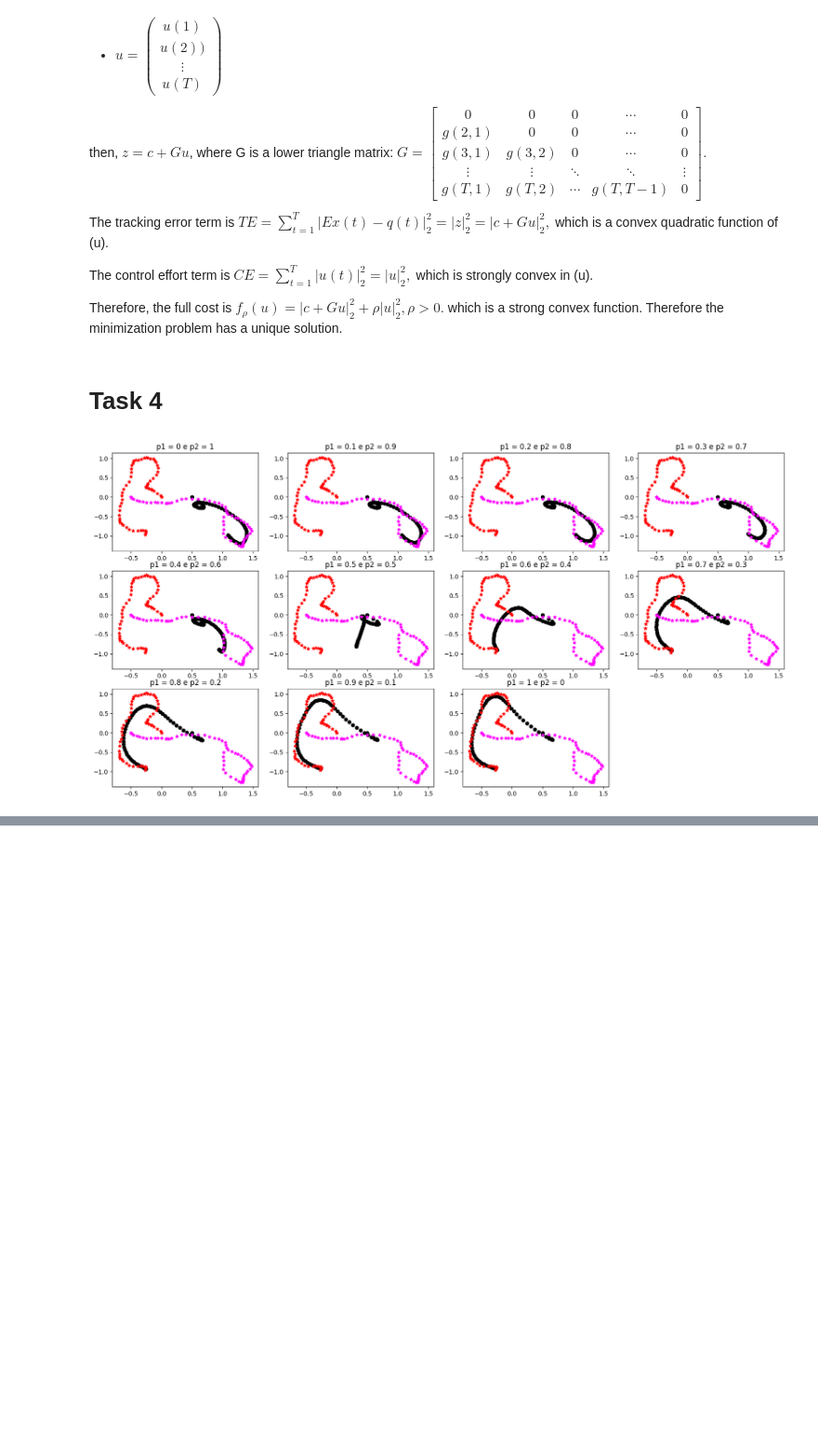
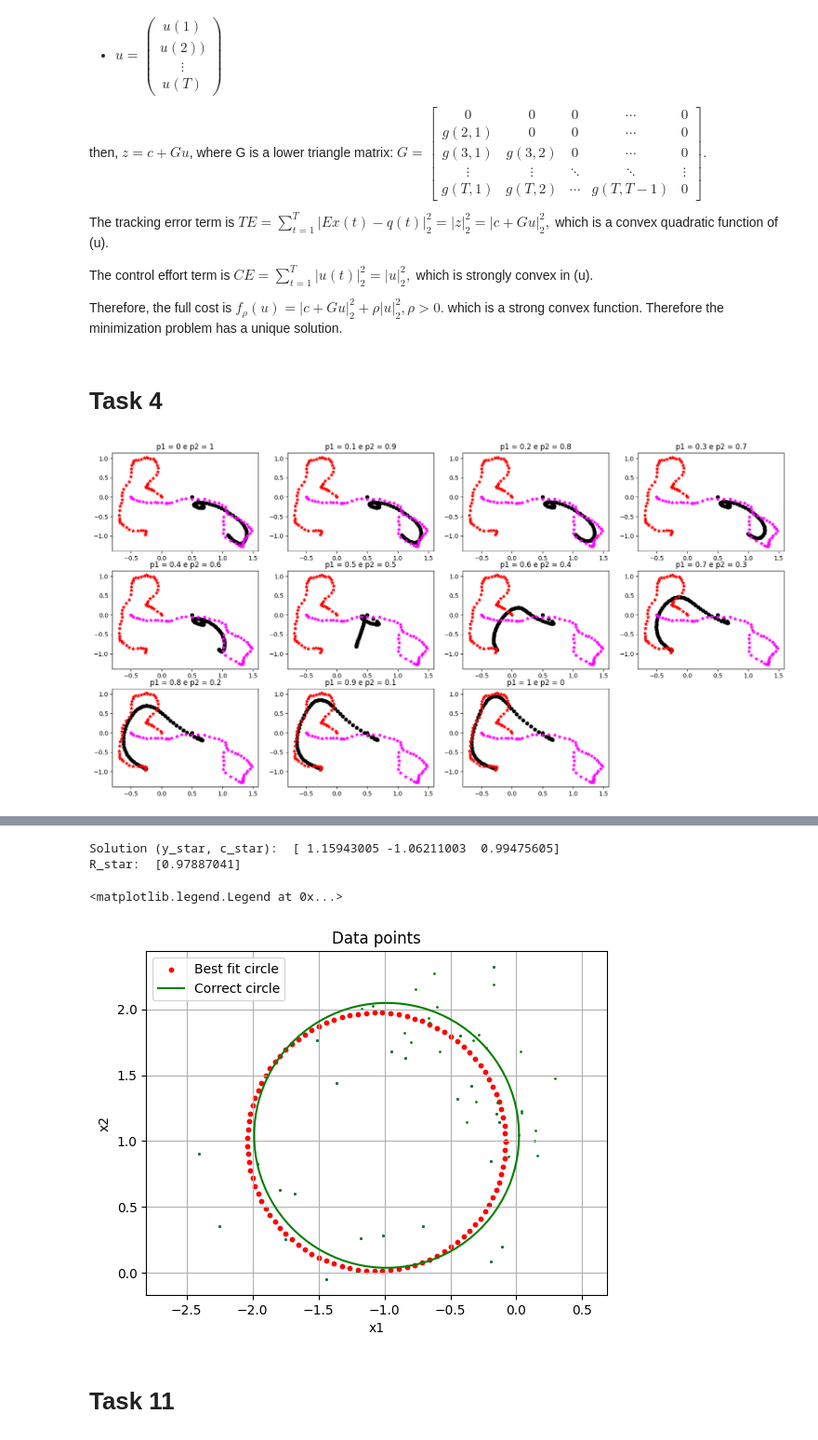
Before and after one commit to Matteo7100/OA-project, a Jupyter notebook: project_notebook.ipynb, the cells around one changed output, grey strips where cells are left out. Shown: that part at 93% size. Cells and saved outputs as stored; diff of their text form; code cells hidden in the pictures; blank space fills up the shorter version.

Commit message:
task 9

```diff
--- a/project_notebook.ipynb
+++ b/project_notebook.ipynb
@@ -220,0 +204,75 @@ To use the future default and silence this warning we advise to pass `rcond=None
+# %%
+
+data_points = np.load("circle_data_1.npy")
+
+
+plot = plt.figure()
+plt.scatter(data_points[0], data_points[1], color="blue", s=1)
+plt.xlabel("x1")
+plt.ylabel("x2")
+plt.axis("equal")
+plt.grid()
+plt.title("Data points")
+
+A = np.empty((len(data_points[0]), 3))
+A[:,0] = np.ones((len(data_points[0]), 1), dtype=int).flatten()
+A[:,1] = -2*data_points[0]
+A[:,2] = -2*data_points[1]
+
+b = np.array(np.linalg.norm(data_points, axis = 0)**2).reshape(len(data_points[0]),1)
+
+sol = np.linalg.lstsq(A, -b, rcond=None)[0]     #[0] to get only the first element of the tuple
+print("Solution (y_star, c_star): ", sol.flatten())
+
+R_star = np.sqrt(np.linalg.norm(sol[1:])**2-sol[0])
+print("R_star: ", R_star)
+
+# plot the circle
+theta = np.linspace(0, 2 * np.pi, 100)
+y_star = sol[0]
+c_star = sol[1:]
+x_circle = c_star[0] + R_star * np.cos(theta)
+y_circle = c_star[1] + R_star * np.sin(theta)
+plt.scatter(x_circle, y_circle, color="red", label="Best fit circle", s=10)
+plt.legend()
+
+
+#---------------------------------#---------------------------------#---------------------------------#
+data_points = np.load("circle_data_1.npy")
+x_points = data_points[0]
+y_points = data_points[1]
+add_points = np.load("circle_data_2.npy")
+x_points_add = add_points[0]
+y_points_add = add_points[1]
+x_points = np.hstack((x_points, x_points_add))
+y_points = np.hstack((y_points, y_points_add))
+data_points = np.vstack((x_points, y_points))
+
+plt.scatter(data_points[0], data_points[1], color="green", s=1)
+
+A = np.empty((len(data_points[0]), 3))
+A[:,0] = np.ones((len(data_points[0]), 1), dtype=int).flatten()
+A[:,1] = -2*data_points[0]
+A[:,2] = -2*data_points[1]
+
+b = np.array(np.linalg.norm(data_points, axis = 0)**2).reshape(len(data_points[0]),1)
+
+sol = np.linalg.lstsq(A, -b, rcond=None)[0]     #[0] to get only the first element of the tuple
+
+R_star = np.sqrt(np.linalg.norm(sol[1:])**2-sol[0])
+
+# plot the circle
+theta = np.linspace(0, 2 * np.pi, 100)
+y_star = sol[0]
+c_star = sol[1:]
+x_circle = c_star[0] + R_star * np.cos(theta)
+y_circle = c_star[1] + R_star * np.sin(theta)
+plt.plot(x_circle, y_circle, color="green", label="Correct circle")
+plt.legend()
+# %% [output]
+Solution (y_star, c_star):  [ 1.15943005 -1.06211003  0.99475605]
+R_star:  [0.97887041]
+<matplotlib.legend.Legend at 0x...>
+[figure, added]
+# %% [markdown]
+# Task 11
```
Also changed, not shown: parts of 2 cells of this notebook.
